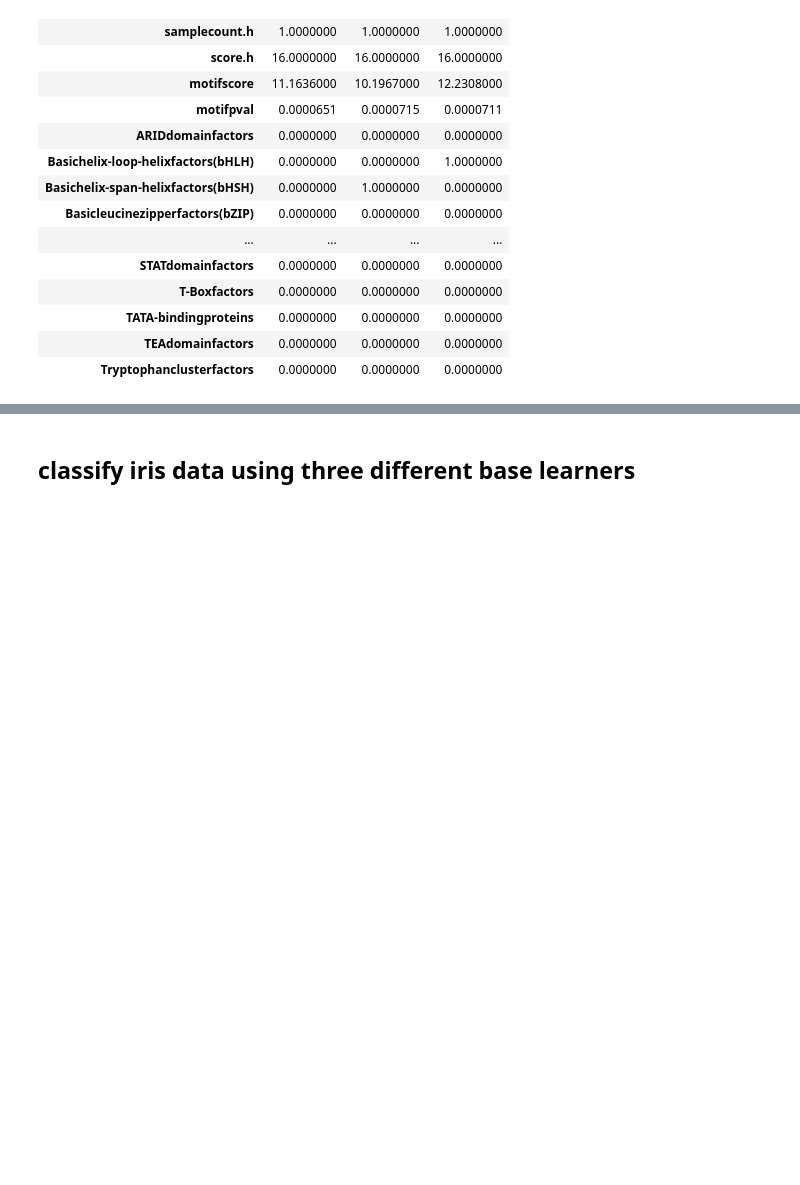
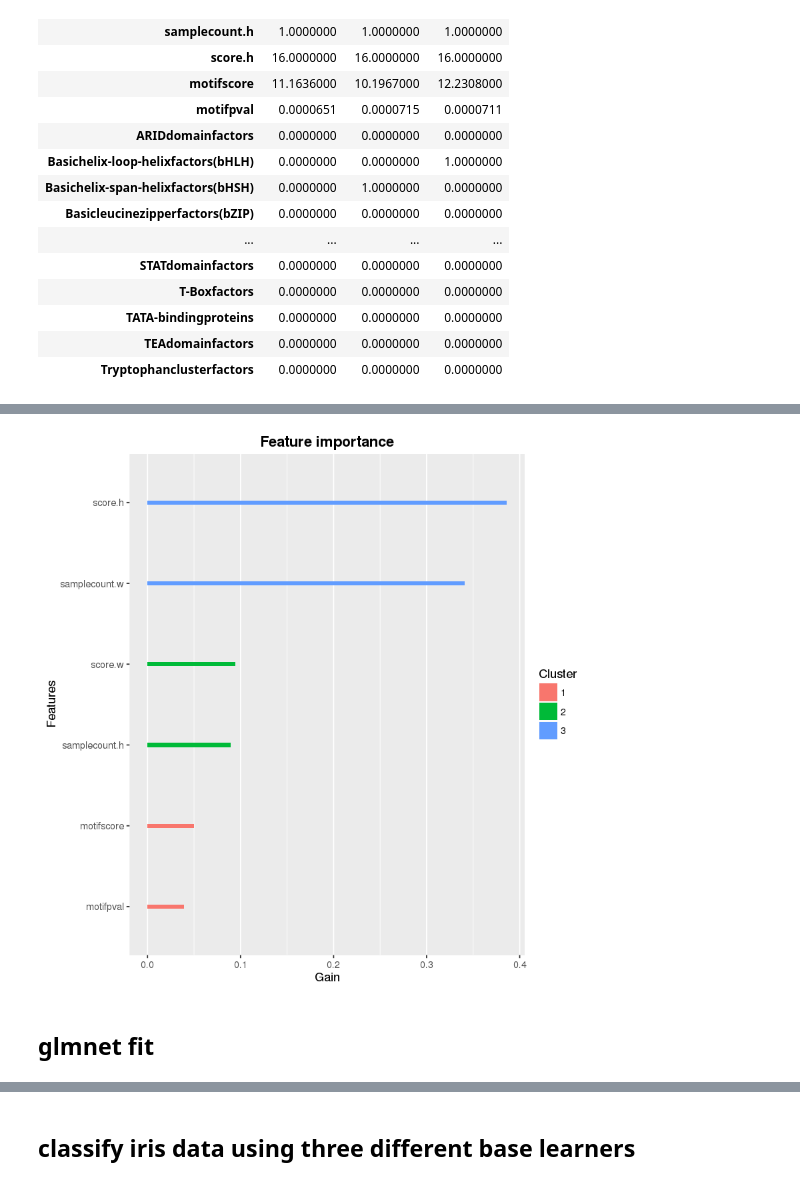
Before and after one commit to donovanr/shared_jupyter_notebooks, a Jupyter notebook: footprinting_ensemble_classifier_firstpass.ipynb, the cells around one changed output, grey strips where cells are left out. Drawn from its saved outputs; the diff is of its cells as text; code cells hidden in the pictures; blank space fills up the shorter version.

```diff
--- a/footprinting_ensemble_classifier_firstpass.ipynb
+++ b/footprinting_ensemble_classifier_firstpass.ipynb
@@ -387,0 +436,8 @@ mean(ft$csscore > 0)
+# %%
+importance_matrix.no.tf.class <- xgb.importance(colnames(X.test.no.tf.class),model=gbdt.no.tf.class)
+# %%
+xgb.plot.importance(importance_matrix.no.tf.class)
+# %% [output]
+[figure, added]
+# %% [markdown]
+## glmnet fit
```
Also changed, not shown: parts of 53 cells of this notebook.
